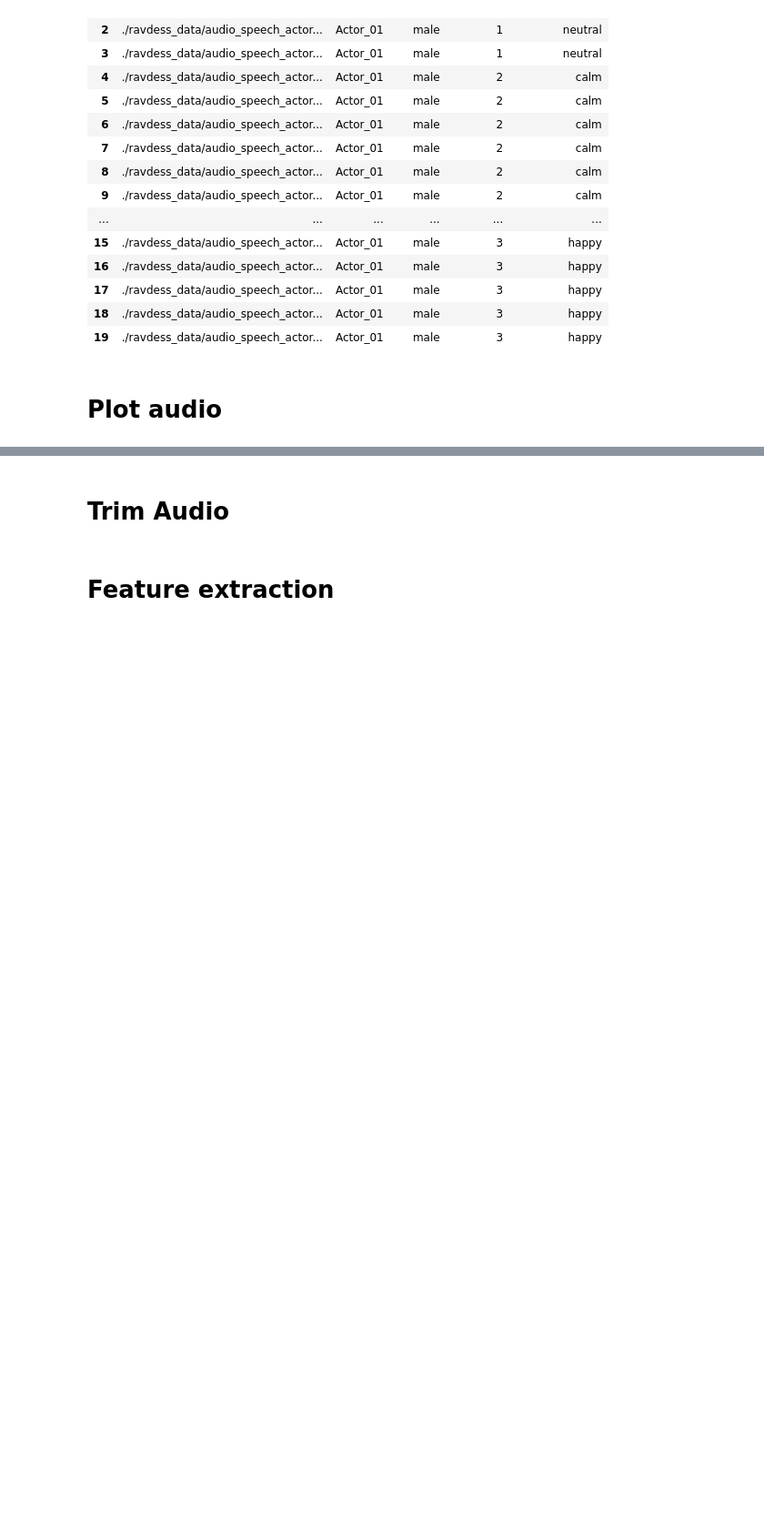
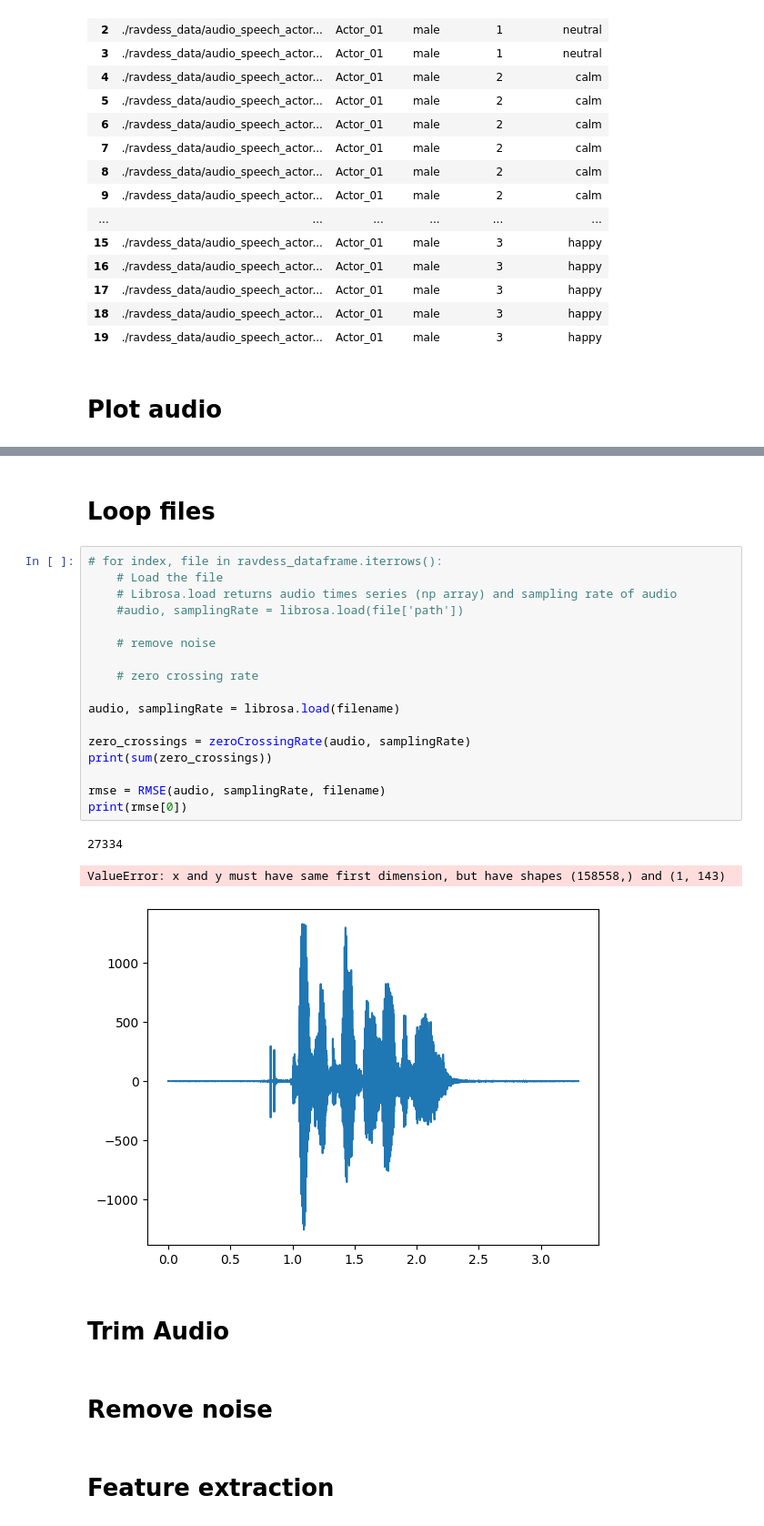
Before and after one commit to klarafolke/speech-emotion-recognition-gender-gap, a Jupyter notebook: emotionClassification.ipynb, the cells around one changed output, grey strips where cells are left out. Shown at 91% size. Cells and saved outputs as stored; diff of their text form; blank space fills up the shorter version.

```diff
--- a/emotionClassification.ipynb
+++ b/emotionClassification.ipynb
@@ -117,4 +115,29 @@ plt.show()
+# %% [markdown]
+# Loop files
+# %%
+# for index, file in ravdess_dataframe.iterrows():
+    # Load the file
+    # Librosa.load returns audio times series (np array) and sampling rate of audio
+    #audio, samplingRate = librosa.load(file['path'])
+
+    # remove noise
+
+    # zero crossing rate
+
+audio, samplingRate = librosa.load(filename)
+
+zero_crossings = zeroCrossingRate(audio, samplingRate)
+print(sum(zero_crossings))
+
+rmse = RMSE(audio, samplingRate, filename)
+print(rmse[0])
+# %% [output]
+27334
+ValueError: x and y must have same first dimension, but have shapes (158558,) and (1, 143)
+[figure, added]
 # %% [markdown]
 # Trim Audio
+# %% [markdown]
+# Remove noise
 # %% [markdown]
 # Feature extraction
```
Also changed, not shown: parts of 9 cells of this notebook.
